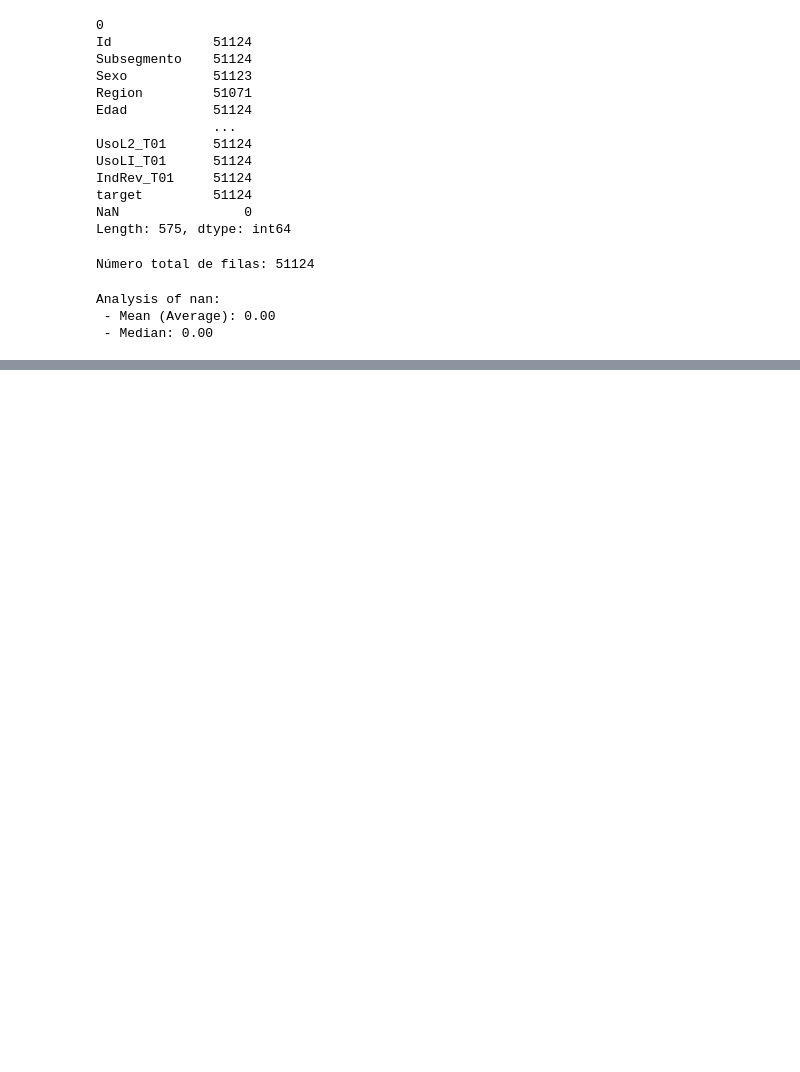
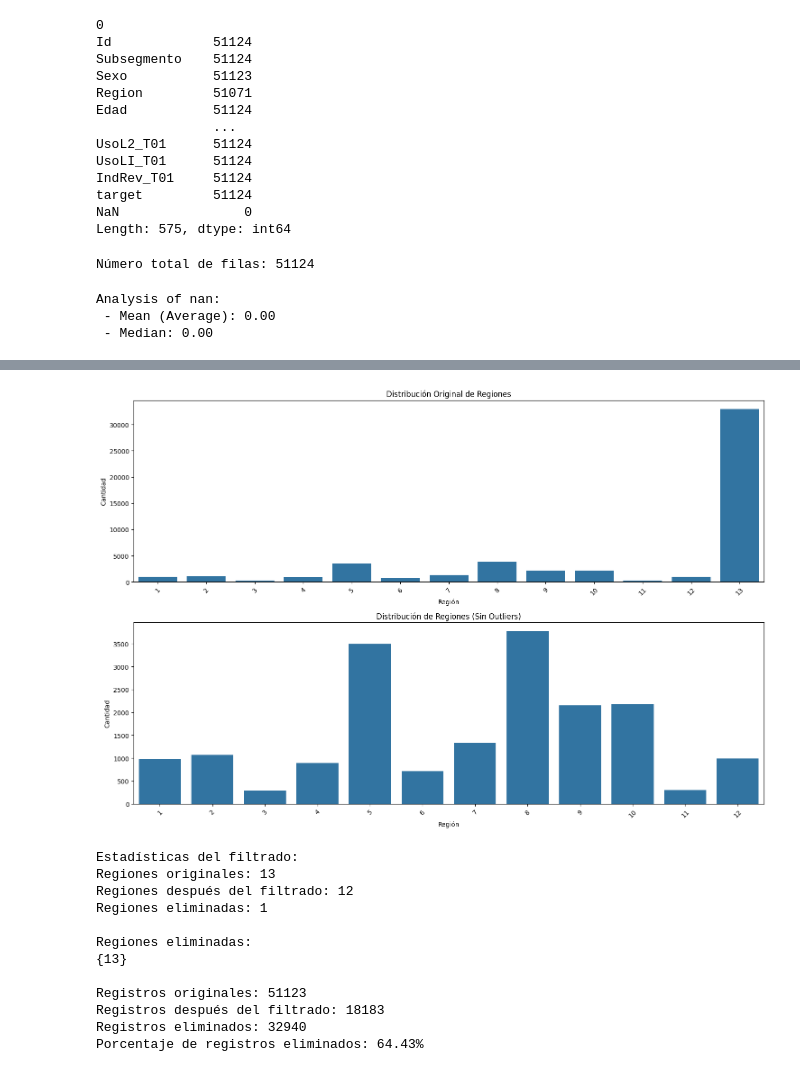
Before and after one commit to Andresilvampuero/monopoly, a Jupyter notebook: monopoly/notebooks/Monopoly.ipynb, the cells around one changed output, grey strips where cells are left out. Cells and saved outputs as stored; diff of their text form; code cells hidden in the pictures; blank space fills up the shorter version.

```diff
--- a/monopoly/notebooks/Monopoly.ipynb
+++ b/monopoly/notebooks/Monopoly.ipynb
@@ -204,0 +196,15 @@ Analysis of nan:
+# %%
+for col in ds.columns:
+    if col != 'Sexo':
+        ds[col] = pd.to_numeric(ds[col], errors='coerce')
+# %%
+# Inicializa el KNNImputer
+imputer = KNNImputer(n_neighbors=5)
+
+# Aplica el imputer a todas las columnas numéricas
+columnas_numericas = ds.select_dtypes(include=['number']).columns
+ds[columnas_numericas] = imputer.fit_transform(ds[columnas_numericas])
+# %%
+ds = ds.dropna(subset=['Sexo'])
+# %%
+ds[columnas_numericas] = ds[columnas_numericas].astype(int)
@@ -204,0 +230,52 @@ Analysis of nan:
+# %%
+import pandas as pd
+import numpy as np
+from scipy import stats
+import matplotlib.pyplot as plt
+import seaborn as sns
+
+# Contar filas por región
+conteo_region = ds['Region'].value_counts()
+
+# Calcular Z-scores del conteo de regiones
+z_scores = np.abs(stats.zscore(conteo_region))
+
+# Identificar regiones representativas (|z| < 3)
+regiones_representativas = conteo_region[z_scores < 3].index
+
+# Crear ds2 solo con las regiones representativas
+ds2 = ds[ds['Region'].isin(regiones_representativas)]
+
+# Visualización antes y después
+fig, (ax1, ax2) = plt.subplots(2, 1, figsize=(15, 10))
+
+# Gráfico original
+sns.barplot(x=conteo_region.index, y=conteo_region.values, ax=ax1)
+ax1.set_title('Distribución Original de Regiones')
+ax1.set_xlabel('Región')
+ax1.set_ylabel('Cantidad')
+ax1.tick_params(axis='x', rotation=45)
+
+# Gráfico después de eliminar regiones poco representativas
+conteo_region_nuevo = ds2['Region'].value_counts()
+sns.barplot(x=conteo_region_nuevo.index, y=conteo_region_nuevo.values, ax=ax2)
+ax2.set_title('Distribución de Regiones (Sin Outliers)')
+ax2.set_xlabel('Región')
+ax2.set_ylabel('Cantidad')
+ax2.tick_params(axis='x', rotation=45)
+
+plt.tight_layout()
+plt.show()
+
+# Mostrar estadísticas
+print("\nEstadísticas del filtrado:")
+print(f"Regiones originales: {len(conteo_region)}")
+print(f"Regiones después del filtrado: {len(conteo_region_nuevo)}")
+print(f"Regiones eliminadas: {len(conteo_region) - len(conteo_region_nuevo)}")
+print("\nRegiones eliminadas:")
+print(set(conteo_region.index) - set(conteo_region_nuevo.index))
+print("\nRegistros originales:", len(ds))
+print("Registros después del filtrado:", len(ds2))
+print(f"Registros eliminados: {len(ds) - len(ds2)}")
+print(f"Porcentaje de registros eliminados: {((len(ds) - len(ds2))/len(ds)*100):.2f}%")
+# %% [output]
@@ -204,0 +283,13 @@ Analysis of nan:
+[figure, added]
+Estadísticas del filtrado:
+Regiones originales: 13
+Regiones después del filtrado: 12
+Regiones eliminadas: 1
+
+Regiones eliminadas:
+{13}
+
+Registros originales: 51123
+Registros después del filtrado: 18183
+Registros eliminados: 32940
+Porcentaje de registros eliminados: 64.43%
```
Also changed, not shown: parts of 25 cells of this notebook, 1 other file.
